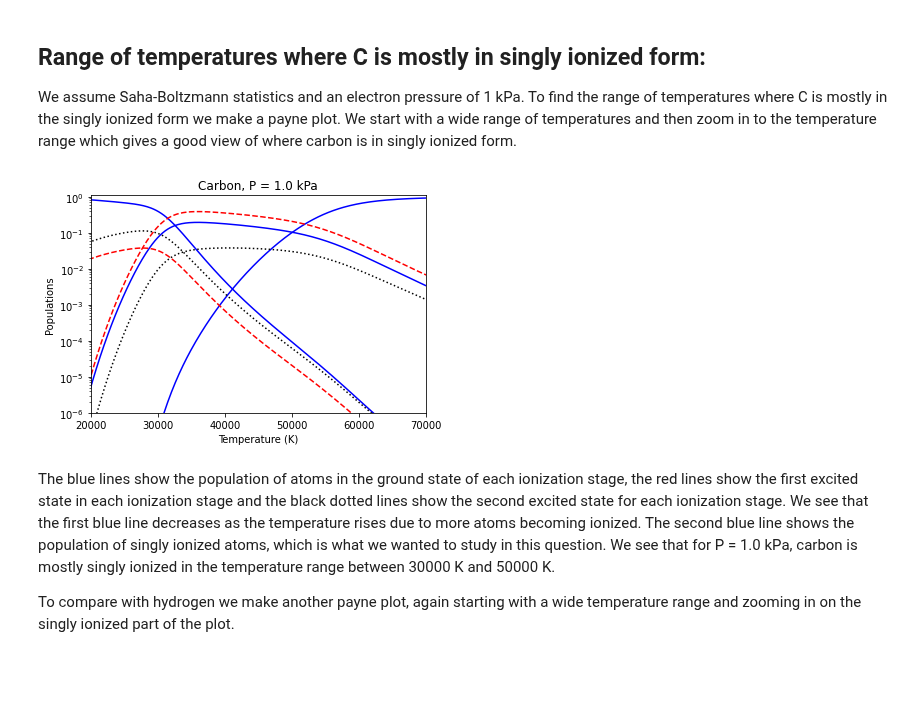
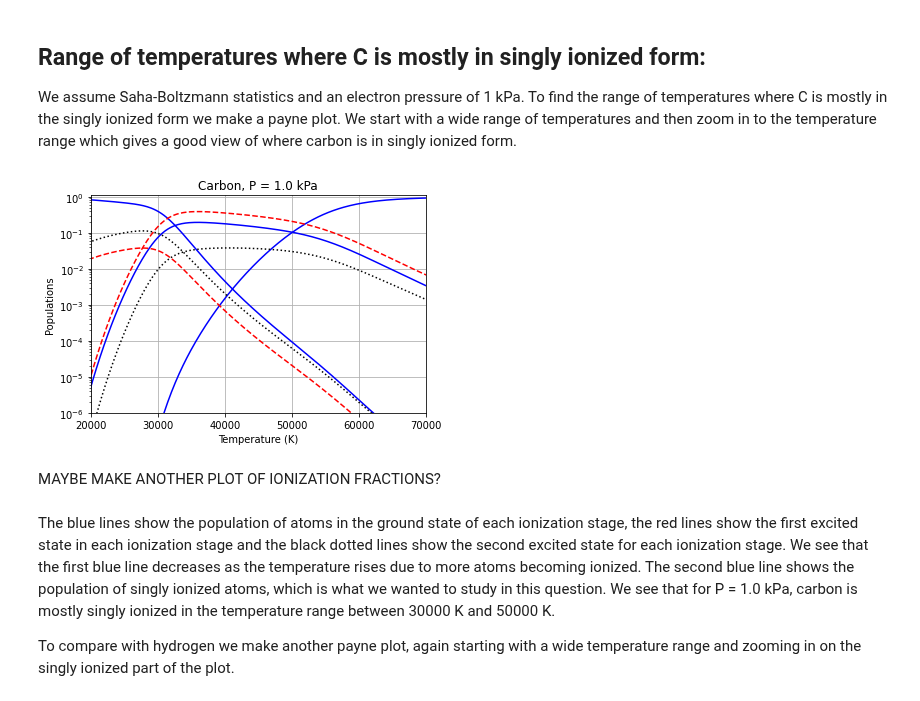
Before and after one commit to Rachelstiansen/AST4310, a Jupyter notebook: project work/project1/project1_student.ipynb, the cells around one changed output. Cells and saved outputs as stored; diff of their text form; code cells hidden in the pictures; blank space fills up the shorter version.

```diff
--- a/project work/project1/project1_student.ipynb
+++ b/project work/project1/project1_student.ipynb
@@ -336,11 +336,14 @@ We assume Saha-Boltzmann statistics and an electron pressure of 1 kPa. To find t
 # %%
 temperatures = np.linspace(5000, 100000, 500) * units.K
 pressure = 1 * units.kPa
 c_atom.plot_payne(temperatures, pressure)
+plt.grid()
 plt.title(f'Carbon, P = {pressure}')
 plt.xlim(20000, 70000); # zoom into area of interest
 # %% [output]
-[figure, old version]
+[figure, new version]
+# %% [markdown]
+MAYBE MAKE ANOTHER PLOT OF IONIZATION FRACTIONS?
 # %% [markdown]
 The blue lines show the population of atoms in the ground state of each ionization stage, the red lines show the first excited state in each ionization stage and the black dotted lines show the second excited state for each ionization stage. We see that the first blue line decreases as the temperature rises due to more atoms becoming ionized. The second blue line shows the population of singly ionized atoms, which is what we wanted to study in this question. We see that for P = 1.0 kPa, carbon is mostly singly ionized in the temperature range between 30000 K and 50000 K.
 
```
Also changed, not shown: parts of 1 cell of this notebook.
